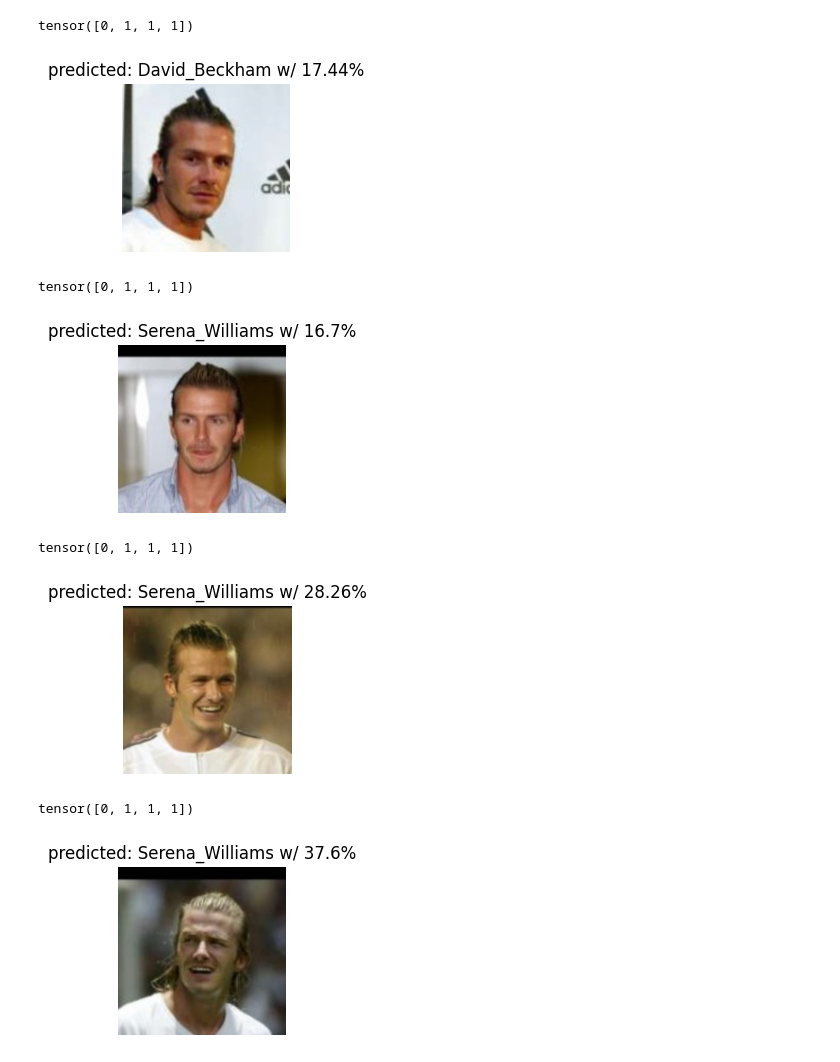
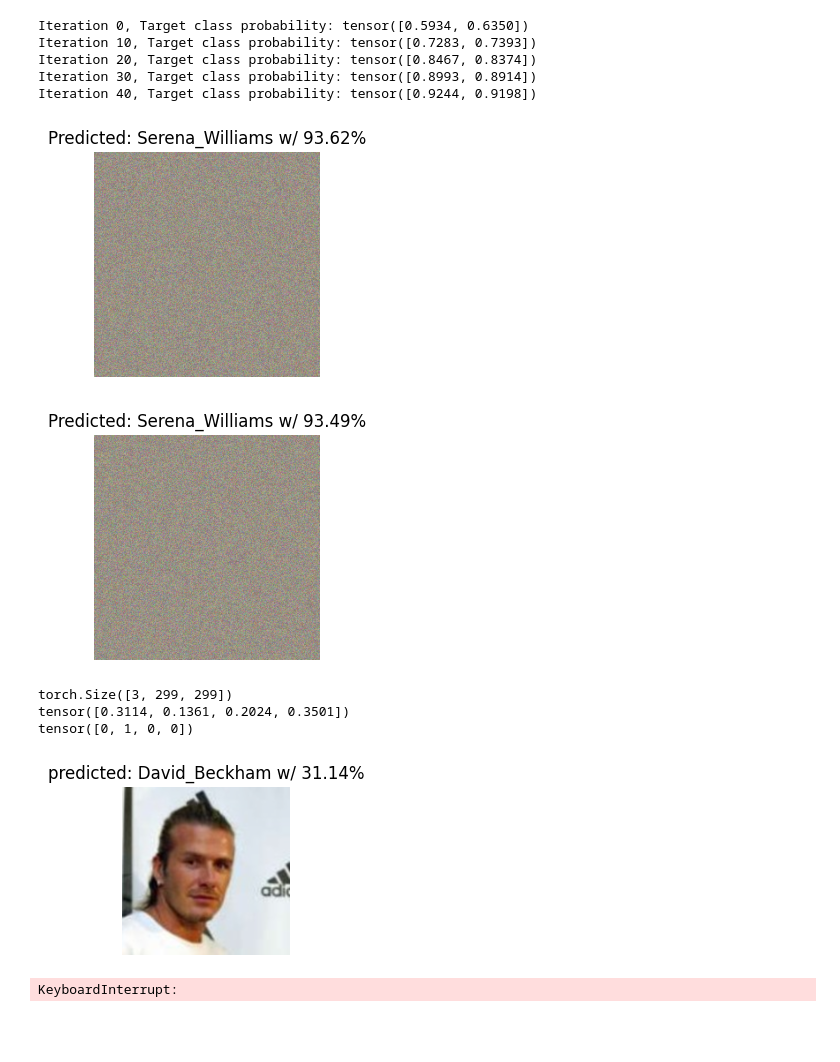
Before and after one commit to jsparson1/adversarial_factor, a Jupyter notebook: test.ipynb, the cells around one changed output. Drawn from its saved outputs; the diff is of its cells as text; code cells hidden in the pictures; blank space fills up the shorter version.

Commit message:
set up initial adversarial design

```diff
--- a/test.ipynb
+++ b/test.ipynb
@@ -75,7 +75,7 @@ inputs, classes = next(iter(dataloaders['train']))
 # Make a grid from batch
 out = torchvision.utils.make_grid(inputs)
 
-def train_model(model, criterion, optimizer, scheduler, num_epochs=25):
+def train_model(model, criterion, optimizer, scheduler, num_epochs):
     since = time.time()
 
     best_model_wts = copy.deepcopy(model.state_dict())
@@ -156,7 +156,7 @@ optimizer_ft = optim.SGD(model_ft.parameters(), lr=0.001, momentum=0.9)
 exp_lr_scheduler = lr_scheduler.StepLR(optimizer_ft, step_size=7, gamma=0.1)
 
 model_ft = train_model(model_ft, criterion, optimizer_ft, exp_lr_scheduler,
-                       num_epochs=20)
+                       num_epochs=15)
 model_path = "trained_model.pt"
 print("Saving model "+model_path)
 torch.save(model_ft.state_dict(), model_path)
@@ -206,14 +207,48 @@ def visualize_model(model, num_images=4):
                     model.train(mode=was_training)
                     return
         model.train(mode=was_training)
-# %%
-visualize_model(model_ft)
-# %% [output]
-tensor([0, 1, 1, 1])
-[figure, removed]
-tensor([0, 1, 1, 1])
-[figure, removed]
-tensor([0, 1, 1, 1])
-[figure, removed]
-tensor([0, 1, 1, 1])
-[figure, removed]
+# %%
+inputimg = torch.rand(2, 3, 256, 256, requires_grad=True)
+optimizer = optim.SGD([inputimg], lr=0.01, momentum=0.9)
+target_class = 1
+num_iterations = 50
+for iteration in range(num_iterations):
+    optimizer.zero_grad()
+    outputs = model_ft(inputimg)
+    probs = torch.nn.functional.softmax(outputs, dim=1)
+    loss = -torch.log(probs[:, target_class]).sum()
+    loss.backward()
+    optimizer.step()
+    if iteration % 10 == 0:
+        print(f"Iteration {iteration}, Target class probability: {probs[:, target_class].detach()}")
+
+num_images = 2
+images_so_far = 0
+for j in range(inputimg.size(0)):
+    images_so_far += 1
+    ax = plt.subplot(num_images // 2, 2, images_so_far)
+    ax.axis('off')
+    output_class = torch.argmax(probs[j])
+    ax.set_title(f'Predicted: {class_names[output_class]} w/ {round(float(probs[j, output_class] * 100), 2)}%')
+    imshow(inputimg.cpu().data[j])
+
+    if images_so_far == num_images:
+        break
+# %% [output]
+Iteration 0, Target class probability: tensor([0.5934, 0.6350])
+Iteration 10, Target class probability: tensor([0.7283, 0.7393])
+Iteration 20, Target class probability: tensor([0.8467, 0.8374])
+Iteration 30, Target class probability: tensor([0.8993, 0.8914])
+Iteration 40, Target class probability: tensor([0.9244, 0.9198])
+[figure, added]
+[figure, added]
+# %%
+visualize_model(model_ft)
+
+#create a model that generates 3 by 256 by 256 images to act as an adversarial net
+# %% [output]
+torch.Size([3, 299, 299])
+tensor([0.3114, 0.1361, 0.2024, 0.3501])
+tensor([0, 1, 0, 0])
+[figure, added]
+KeyboardInterrupt:
```
Also changed, not shown: parts of 2 cells of this notebook.
